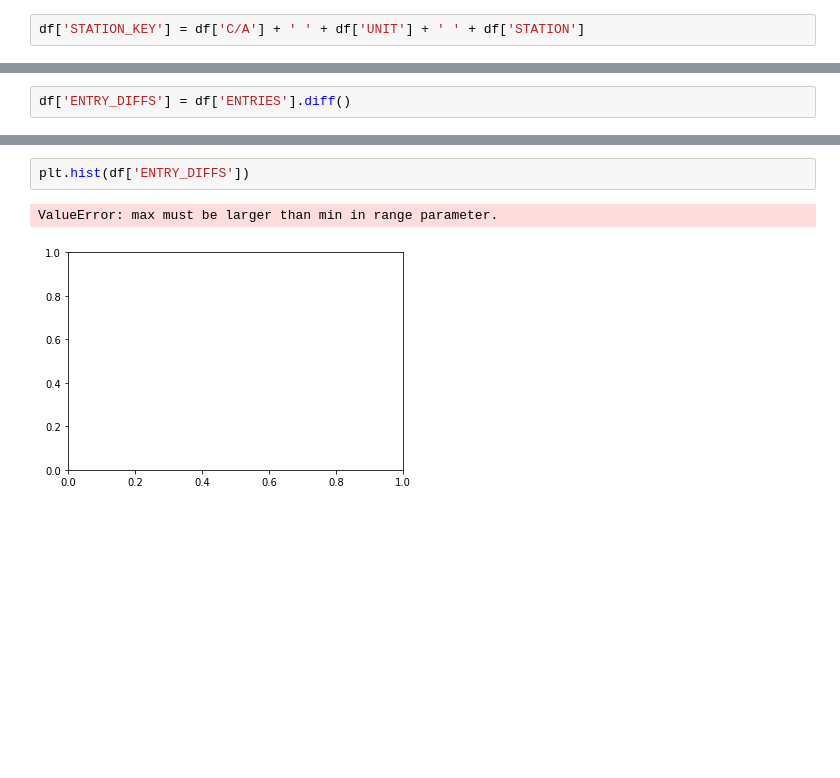
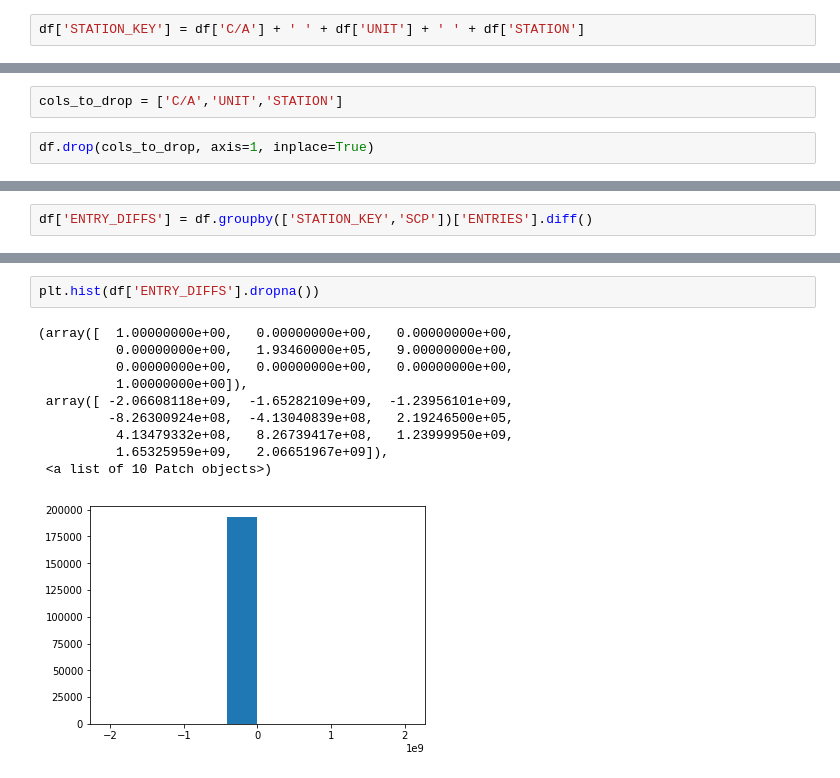
Before and after one commit to luketibbott/benson, a Jupyter notebook: benson-KF.ipynb, the cells around one changed output, grey strips where cells are left out. Cells and saved outputs as stored; diff of their text form; blank space fills up the shorter version.

Commit message:
groupby + diff

```diff
--- a/benson-KF.ipynb
+++ b/benson-KF.ipynb
@@ -28,0 +27,4 @@ Compute difference between consecutive rows in the 'ENTRIES' columns
+# %%
+cols_to_drop = ['C/A','UNIT','STATION']
+# %%
+df.drop(cols_to_drop, axis=1, inplace=True)
@@ -29,2 +38,2 @@ Compute difference between consecutive rows in the 'ENTRIES' columns
 # %%
-df['ENTRY_DIFFS'] = df['ENTRIES'].diff()
+df['ENTRY_DIFFS'] = df.groupby(['STATION_KEY','SCP'])['ENTRIES'].diff()
@@ -93,5 +94,13 @@ Diff between 2 different stations are meaningless
 # %%
-plt.hist(df['ENTRY_DIFFS'])
+plt.hist(df['ENTRY_DIFFS'].dropna())
 # %% [output]
-ValueError: max must be larger than min in range parameter.
+(array([  1.00000000e+00,   0.00000000e+00,   0.00000000e+00,
+          0.00000000e+00,   1.93460000e+05,   9.00000000e+00,
+          0.00000000e+00,   0.00000000e+00,   0.00000000e+00,
+          1.00000000e+00]),
+ array([ -2.06608118e+09,  -1.65282109e+09,  -1.23956101e+09,
+         -8.26300924e+08,  -4.13040839e+08,   2.19246500e+05,
+          4.13479332e+08,   8.26739417e+08,   1.23999950e+09,
+          1.65325959e+09,   2.06651967e+09]),
+ <a list of 10 Patch objects>)
-[figure, old version]
+[figure, new version]
```
Also changed, not shown: parts of 21 cells of this notebook.
